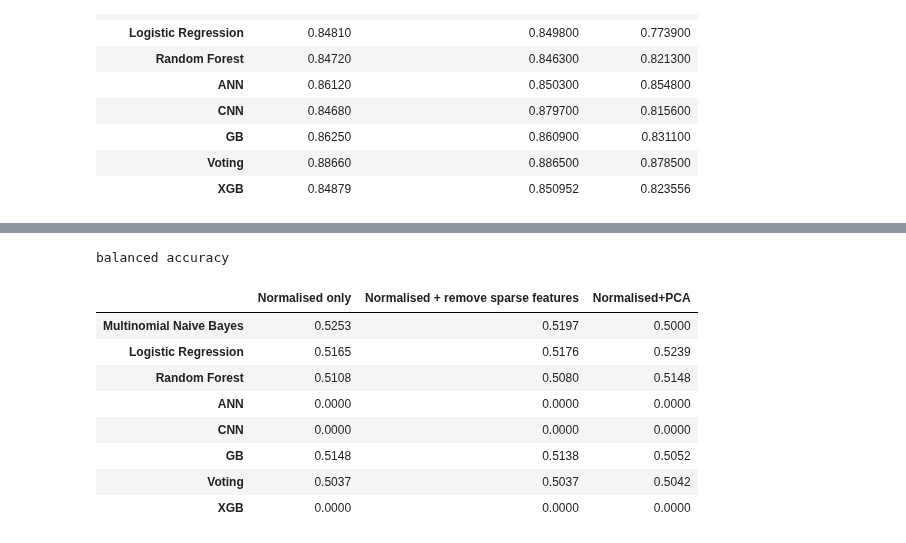
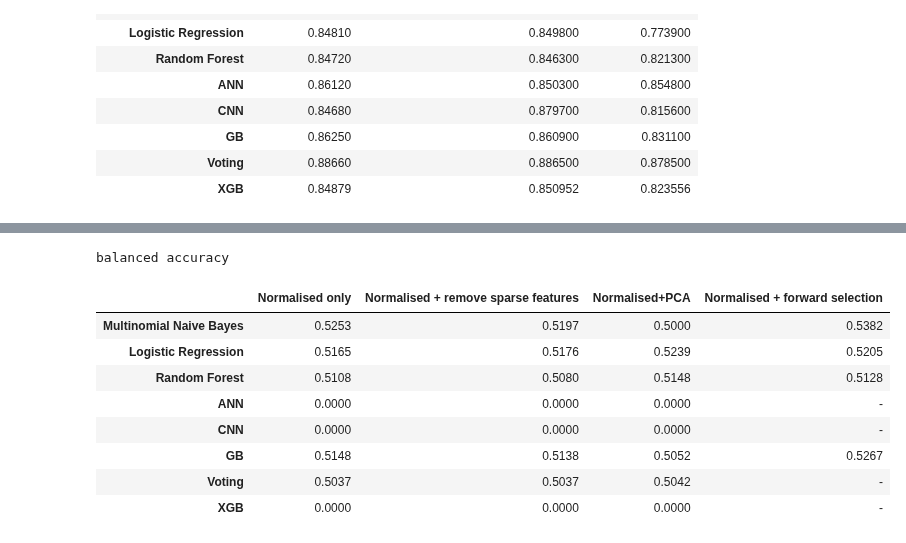
Before and after one commit to Rab6it/COMP5703_code, a Jupyter notebook: project.ipynb, the cells around one changed output, grey strips where cells are left out. Cells and saved outputs as stored; diff of their text form; code cells hidden in the pictures.

```diff
--- a/project.ipynb
+++ b/project.ipynb
@@ -1086,3 +1198,0 @@ test scores: [0.889, 0.889, 1.0, 0.9412, 0.5]
-# %%
-for i in ['2', '3', '7', '9', '15', '17', '24', '46', '51', '62', '63', '69']:
-    print(np.array(X_train_2.columns)[int(i)])
@@ -1114,3 +1255,5 @@ test scores: [0.8873, 0.889, 0.9978, 0.9403, 0.5002]
+# %%
+nb_forward = [0.8979, 0.8529, 0.8748,0.5382]
 # %% [markdown]
 # ANN
 # %%
@@ -1390,3 +1616,5 @@ gb_bal_acc:  [0.5148, 0.5138, 0.5052]
+# %%
+gb_forward = [0.8946, 0.9362, 0.915, 0.5267]
 # %% [markdown]
 # CNN
 # %%
@@ -2053,5 +2278,11 @@ xgb_f1 = [0.917368,0.918773, 0.901880]
 # %% [markdown]
 # Evaluation
+# %%
+# Forward selection results
+forward_precision = [nb_forward[0],logit_forward[0],rf_forward[0],'-','-',gb_forward[0],'-','-']
+forward_recall = [nb_forward[1],logit_forward[1],rf_forward[1],'-','-',gb_forward[1],'-','-']
+forward_f1 = [nb_forward[2],logit_forward[2],rf_forward[2],'-','-',gb_forward[2],'-','-']
+forward_bal_acc = [nb_forward[3],logit_forward[3],rf_forward[3],'-','-',gb_forward[3],'-','-']
 # %%
 test_acc={'Multinomial Naive Bayes': nb_acc,
             'Logistic Regression': lr_acc,
@@ -2151,24 +2385,25 @@ F1
 # %%
 test_bal_acc={'Multinomial Naive Bayes': nb_bal_acc,
             'Logistic Regression': lr_bal_acc,
             'Random Forest': rf_bal_acc,
             'ANN': [0,0,0],
             'CNN': [0,0,0],
             'GB': gb_bal_acc,
             'Voting': ve_test_bal_acc,
             'XGB':[0,0,0]}
 test_bal_acc_table  = pd.DataFrame(test_bal_acc).T
 test_bal_acc_table.columns = ['Normalised only','Normalised + remove sparse features','Normalised+PCA']
+test_bal_acc_table['Normalised + forward selection'] = forward_bal_acc
 print("balanced accuracy")
 display(test_bal_acc_table)
 # %% [output]
 balanced accuracy
-|  | Normalised only | Normalised + remove sparse features | Normalised+PCA |
-| Multinomial Naive Bayes | 0.5253 | 0.5197 | 0.5000 |
-| Logistic Regression | 0.5165 | 0.5176 | 0.5239 |
-| Random Forest | 0.5108 | 0.5080 | 0.5148 |
-| ANN | 0.0000 | 0.0000 | 0.0000 |
-| CNN | 0.0000 | 0.0000 | 0.0000 |
-| GB | 0.5148 | 0.5138 | 0.5052 |
-| Voting | 0.5037 | 0.5037 | 0.5042 |
-| XGB | 0.0000 | 0.0000 | 0.0000 |
+|  | Normalised only | Normalised + remove sparse features | Normalised+PCA | Normalised + forward selection |
+| Multinomial Naive Bayes | 0.5253 | 0.5197 | 0.5000 | 0.5382 |
+| Logistic Regression | 0.5165 | 0.5176 | 0.5239 | 0.5205 |
+| Random Forest | 0.5108 | 0.5080 | 0.5148 | 0.5128 |
+| ANN | 0.0000 | 0.0000 | 0.0000 | - |
+| CNN | 0.0000 | 0.0000 | 0.0000 | - |
+| GB | 0.5148 | 0.5138 | 0.5052 | 0.5267 |
+| Voting | 0.5037 | 0.5037 | 0.5042 | - |
+| XGB | 0.0000 | 0.0000 | 0.0000 | - |
```
Also changed, not shown: parts of 53 cells of this notebook.
